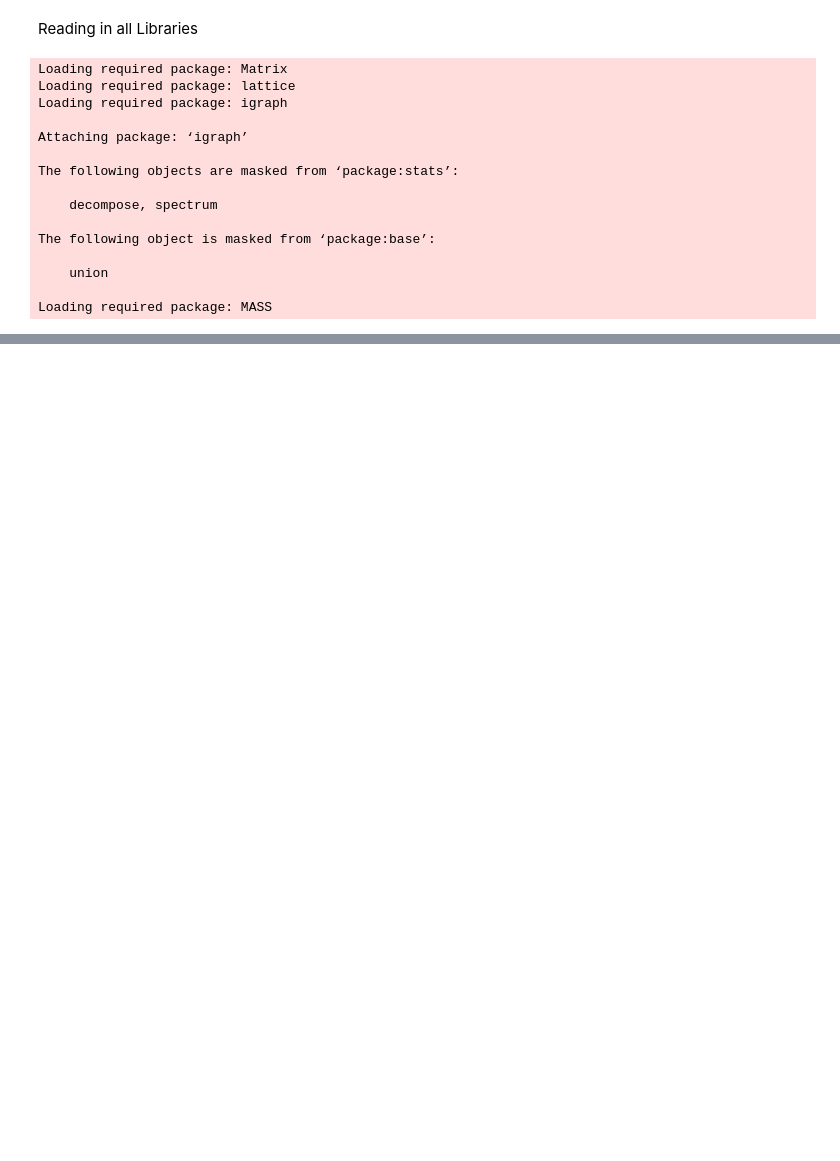
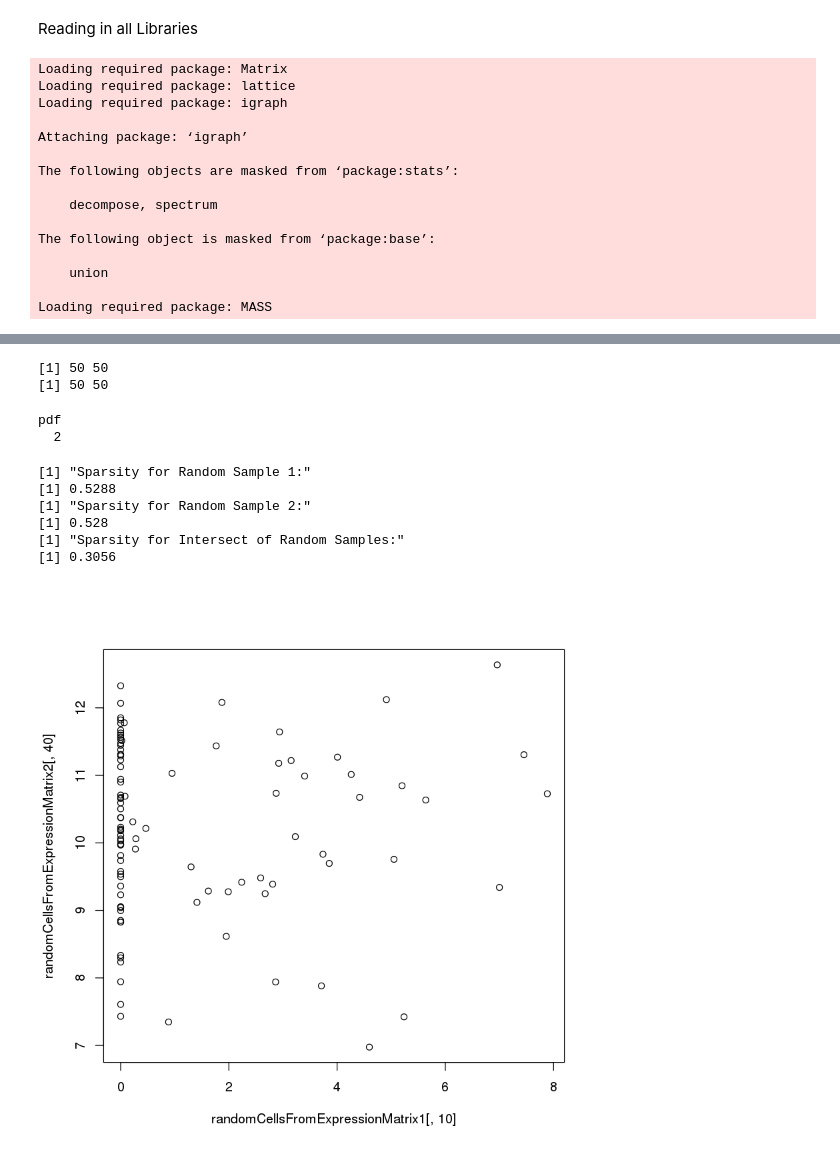
Before and after one commit to kanishkasthana/humanNeuronClusters, a Jupyter notebook: graphAnalysisofHumanClusters.ipynb, the cells around one changed output, grey strips where cells are left out. Cells and saved outputs as stored; diff of their text form; code cells hidden in the pictures; blank space fills up the shorter version.

```diff
--- a/graphAnalysisofHumanClusters.ipynb
+++ b/graphAnalysisofHumanClusters.ipynb
@@ -28,0 +23,4 @@ nrow(cl01data)
+# %%
+#Analysing only one cluster to see if graph is reproducible in at least one cluster or not dude.
+expressionData=read.table("01.cl01_nc",header=TRUE)
+#cl07data=read.table("01.cl07_nc",header=TRUE)
@@ -28,0 +48,3 @@ nrow(cl01data)
+# %%
+expressionMatrix=as.matrix(t(expressionData))
+print(dim(expressionMatrix))
@@ -28,0 +53,17 @@ nrow(cl01data)
+# %%
+#Reducing the set of genes even more to see what happens. This code is behaving in a very weird way. What am I doing wrong?
+#averageExpressionValues=apply(expressionMatrix,2,mean)
+#print(averageExpressionValues[order(averageExpressionValues, decreasing = TRUE)][1:100])
+#plot(averageExpressionValues[order(averageExpressionValues, decreasing = TRUE)])
+#topgenes=order(averageExpressionValues, decreasing = TRUE)[1:50]
+randomGenes=sample(1:ncol(expressionMatrix),size=50,replace=FALSE)
+expressionMatrix=expressionMatrix[,randomGenes]
+# %%
+randomCells1=sample(1:nrow(expressionMatrix),size = 100,replace=FALSE)
+print(head(randomCells1))
+randomCells2=sample(1:nrow(expressionMatrix),size = 100,replace=FALSE)
+print(head(randomCells2))
+randomCellsFromExpressionMatrix1=expressionMatrix[randomCells1,]
+print(dim(randomCellsFromExpressionMatrix1))
+randomCellsFromExpressionMatrix2=expressionMatrix[randomCells2,]
+print(dim(randomCellsFromExpressionMatrix2))
@@ -28,0 +97,50 @@ nrow(cl01data)
+# %%
+print(dim(graphModel1$icov[[1]]))
+print(dim(graphModel2$icov[[1]]))
+# %% [output]
+[1] 50 50
+[1] 50 50
+# %%
+#Getting Adjacency matrices and setting the diagnal to FALSE i.e. no self edges.
+logicalOutput1=(output1!=0)
+diag(logicalOutput1)=FALSE
+logicalOutput2=(output2!=0)
+diag(logicalOutput2)=FALSE
+pdf("Edge_Distribution_Statistics.pdf")
+edgeDistribution1=apply(logicalOutput1,2,sum)
+hist(edgeDistribution1,100, main = "Edge Distribution for First Random Sample")
+edgeDistribution2=apply(logicalOutput2,2,sum)
+hist(edgeDistribution2,100, main = "Edge Distribution for Second Random Sample")
+
+#Getting Intersection of both outputs
+intersectofOutputs=((logicalOutput1+logicalOutput2)>1)
+diag(intersectofOutputs)=FALSE
+
+intersectEdgeDistribution=apply(intersectofOutputs,2,sum)
+hist(intersectEdgeDistribution,100, main = "Edge Distribution for Intersect of Random Samples")
+dev.off()
+# %% [output]
+pdf
+  2
+# %%
+#sink("sparsityValues.txt")
+print("Sparsity for Random Sample 1:")
+sparsity1=sum(logicalOutput1)/(nrow(logicalOutput1)*ncol(logicalOutput1))
+print(sparsity1)
+print("Sparsity for Random Sample 2:")
+sparsity2=sum(logicalOutput2)/(nrow(logicalOutput2)*ncol(logicalOutput2))
+print(sparsity2)
+print("Sparsity for Intersect of Random Samples:")
+intersectSparsity=sum(intersectofOutputs)/(nrow(intersectofOutputs)*ncol(intersectofOutputs))
+print(intersectSparsity)
+# %% [output]
+[1] "Sparsity for Random Sample 1:"
+[1] 0.5288
+[1] "Sparsity for Random Sample 2:"
+[1] 0.528
+[1] "Sparsity for Intersect of Random Samples:"
+[1] 0.3056
+# %%
+plot(randomCellsFromExpressionMatrix1[,10],randomCellsFromExpressionMatrix2[,40])
+# %% [output]
+[figure, added]
```
Also changed, not shown: parts of 10 cells of this notebook, 3 other files.
